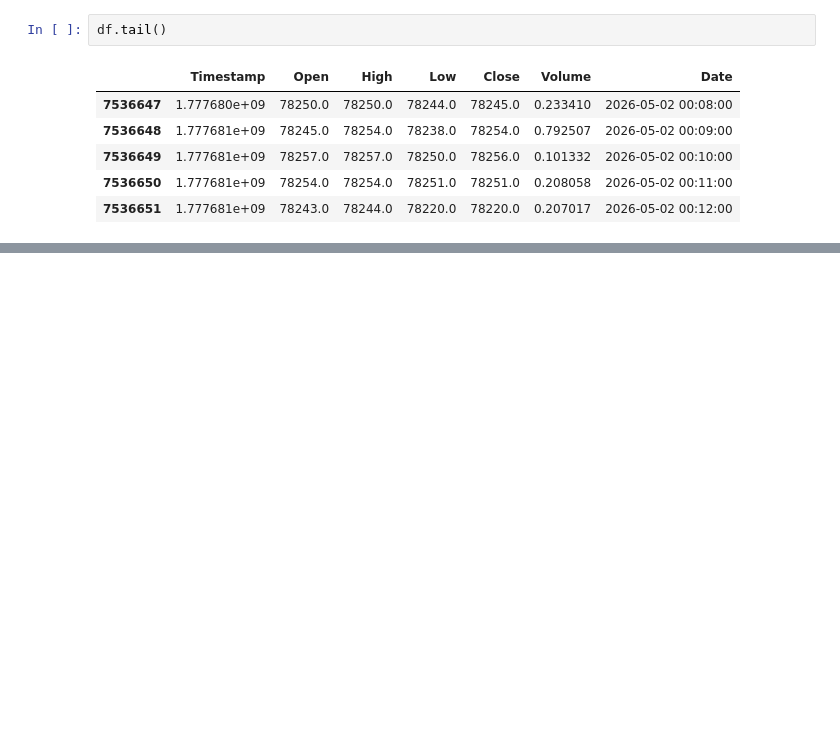
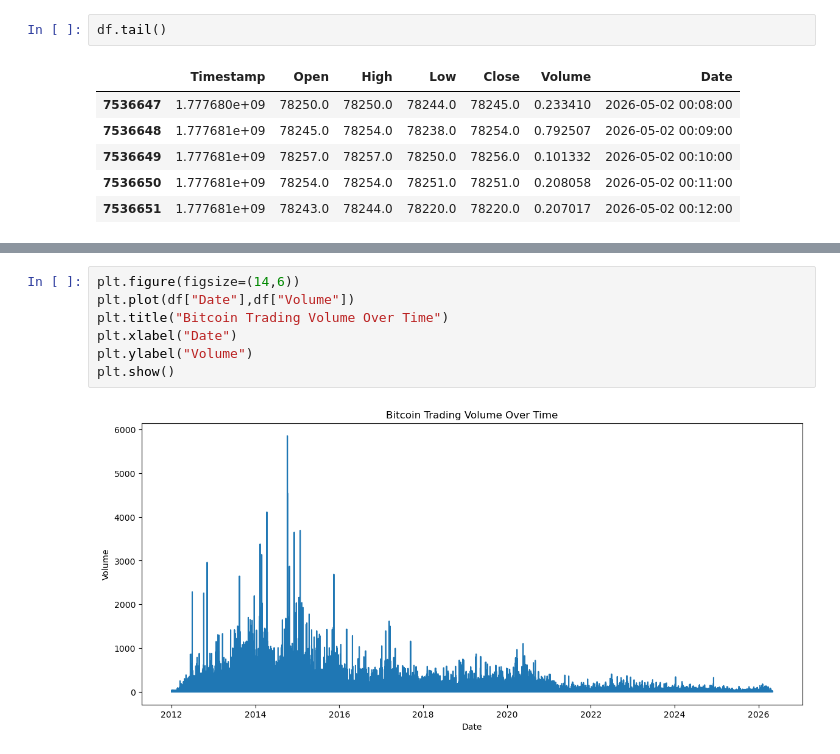
Before and after one commit to kayrasaribay/bitcoin-price-prediction-ML, a Jupyter notebook: notebooks/01_data_loading_and_overview.ipynb.ipynb, the cells around one changed output, grey strips where cells are left out. Drawn from its saved outputs; the diff is of its cells as text; blank space fills up the shorter version.

```diff
--- a/notebooks/01_data_loading_and_overview.ipynb.ipynb
+++ b/notebooks/01_data_loading_and_overview.ipynb.ipynb
@@ -88,0 +192,9 @@ df.tail()
+# %%
+plt.figure(figsize=(14,6))
+plt.plot(df["Date"],df["Volume"])
+plt.title("Bitcoin Trading Volume Over Time")
+plt.xlabel("Date")
+plt.ylabel("Volume")
+plt.show()
+# %% [output]
+[figure, added]
```
Also changed, not shown: parts of 21 cells of this notebook.
